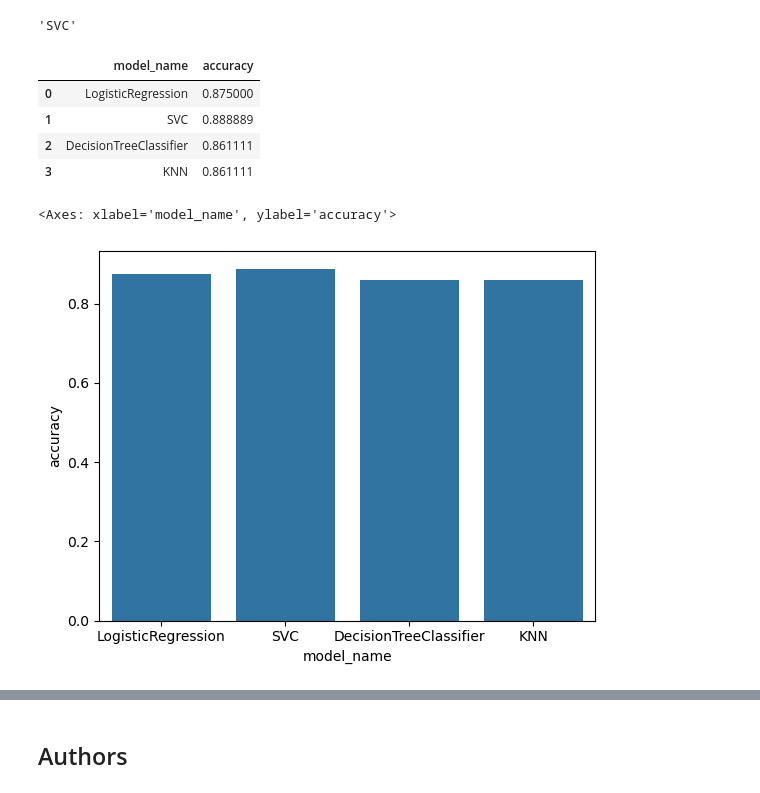
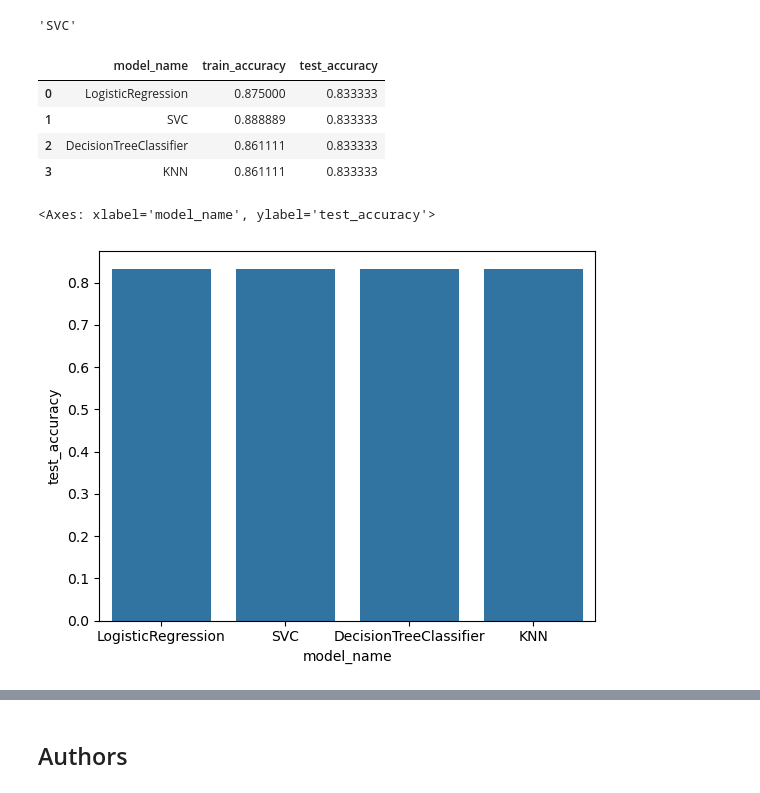
Before and after one commit to irfanavianto/IBM_DS_Course_-_applied_ds_capstone, a Jupyter notebook: 8_SpaceX-Machine-Learning-Prediction-Part-5.ipynb, the cells around one changed output, grey strips where cells are left out. Drawn from its saved outputs; the diff is of its cells as text; code cells hidden in the pictures.

```diff
--- a/8_SpaceX-Machine-Learning-Prediction-Part-5.ipynb
+++ b/8_SpaceX-Machine-Learning-Prediction-Part-5.ipynb
@@ -361,21 +362,21 @@ max(all_models, key=all_models.get)
 'SVC'
 # %%
 accuracy_data = [
-	{'model_name': 'LogisticRegression', 'accuracy': logreg_cv.score(X_train, Y_train)},
-	{'model_name': 'SVC', 'accuracy': svm_cv.score(X_train, Y_train)},
-	{'model_name': 'DecisionTreeClassifier', 'accuracy': tree_cv.score(X_train, Y_train)},
-	{'model_name': 'KNN', 'accuracy': knn_cv.score(X_train, Y_train)}
+	{'model_name': 'LogisticRegression', 'train_accuracy': logreg_cv.score(X_train, Y_train), 'test_accuracy': logreg_cv.score(X_test, Y_test)},
+	{'model_name': 'SVC', 'train_accuracy': svm_cv.score(X_train, Y_train), 'test_accuracy': svm_cv.score(X_test, Y_test)},
+	{'model_name': 'DecisionTreeClassifier', 'train_accuracy': tree_cv.score(X_train, Y_train), 'test_accuracy': tree_cv.score(X_test, Y_test)},
+	{'model_name': 'KNN', 'train_accuracy': knn_cv.score(X_train, Y_train), 'test_accuracy': knn_cv.score(X_test, Y_test)},
 ]
 df_model_acc = pd.DataFrame(accuracy_data)
 df_model_acc
 # %% [output]
-|  | model_name | accuracy |
-| 0 | LogisticRegression | 0.875000 |
-| 1 | SVC | 0.888889 |
-| 2 | DecisionTreeClassifier | 0.861111 |
-| 3 | KNN | 0.861111 |
+|  | model_name | train_accuracy | test_accuracy |
+| 0 | LogisticRegression | 0.875000 | 0.833333 |
+| 1 | SVC | 0.888889 | 0.833333 |
+| 2 | DecisionTreeClassifier | 0.861111 | 0.833333 |
+| 3 | KNN | 0.861111 | 0.833333 |
 # %%
-sns.barplot(df_model_acc, x='model_name', y='accuracy')
+sns.barplot(df_model_acc, x='model_name', y='test_accuracy')
 # %% [output]
-<Axes: xlabel='model_name', ylabel='accuracy'>
+<Axes: xlabel='model_name', ylabel='test_accuracy'>
-[figure, old version]
+[figure, new version]
```
Also changed, not shown: parts of 3 cells of this notebook.
